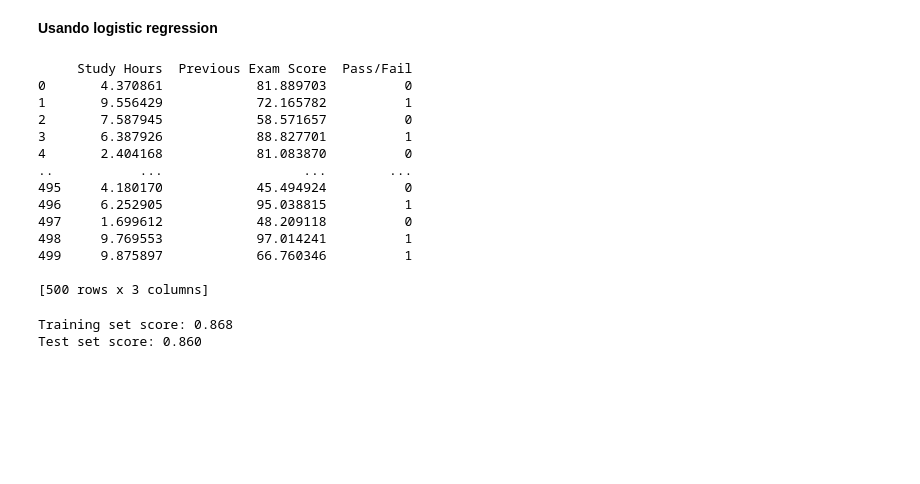
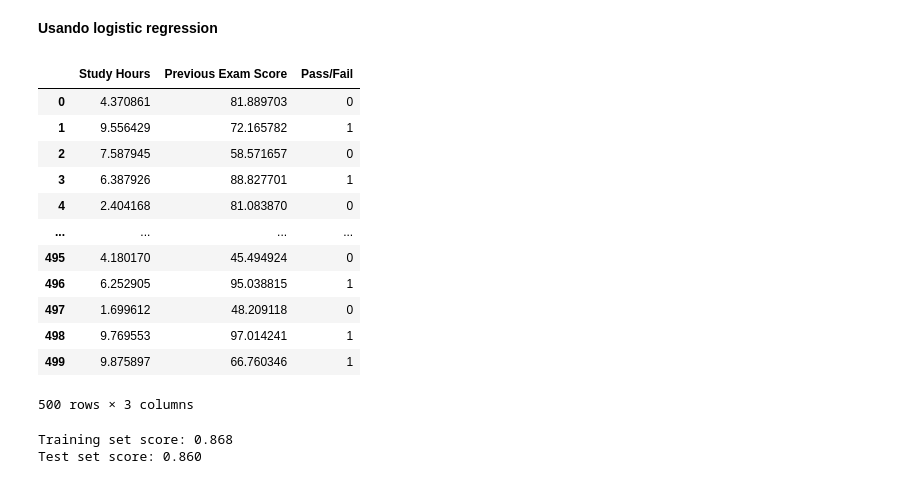
Before and after one commit to arielpincayy/Machine-Learning-Course, a Jupyter notebook: linearregressions.ipynb, the cells around one changed output. Cells and saved outputs as stored; diff of their text form; code cells hidden in the pictures; blank space fills up the shorter version.

```diff
--- a/linearregressions.ipynb
+++ b/linearregressions.ipynb
@@ -144,25 +142,24 @@ Please also refer to the documentation for alternative solver options:
 # %% [markdown]
 **Usando logistic regression**
 # %%
-route = 'sample_data/student_exam_data.csv'
+route = 'student_exam_data.csv'
 
 data = pd.read_csv(route)
-print(data)
+data
 # %% [output]
+|  | Study Hours | Previous Exam Score | Pass/Fail |
+| 0 | 4.370861 | 81.889703 | 0 |
+| 1 | 9.556429 | 72.165782 | 1 |
+| 2 | 7.587945 | 58.571657 | 0 |
+| 3 | 6.387926 | 88.827701 | 1 |
+| 4 | 2.404168 | 81.083870 | 0 |
+| ... | ... | ... | ... |
+| 495 | 4.180170 | 45.494924 | 0 |
+| 496 | 6.252905 | 95.038815 | 1 |
+| 497 | 1.699612 | 48.209118 | 0 |
+| 498 | 9.769553 | 97.014241 | 1 |
+| 499 | 9.875897 | 66.760346 | 1 |
-     Study Hours  Previous Exam Score  Pass/Fail
-0       4.370861            81.889703          0
-1       9.556429            72.165782          1
-2       7.587945            58.571657          0
-3       6.387926            88.827701          1
-4       2.404168            81.083870          0
-..           ...                  ...        ...
-495     4.180170            45.494924          0
-496     6.252905            95.038815          1
-497     1.699612            48.209118          0
-498     9.769553            97.014241          1
-499     9.875897            66.760346          1
-
-[500 rows x 3 columns]
+500 rows × 3 columns
 # %%
 x = data[['Study Hours','Previous Exam Score']]
 y = np.ravel(data[['Pass/Fail']])
```
Also changed, not shown: parts of 9 cells of this notebook.
